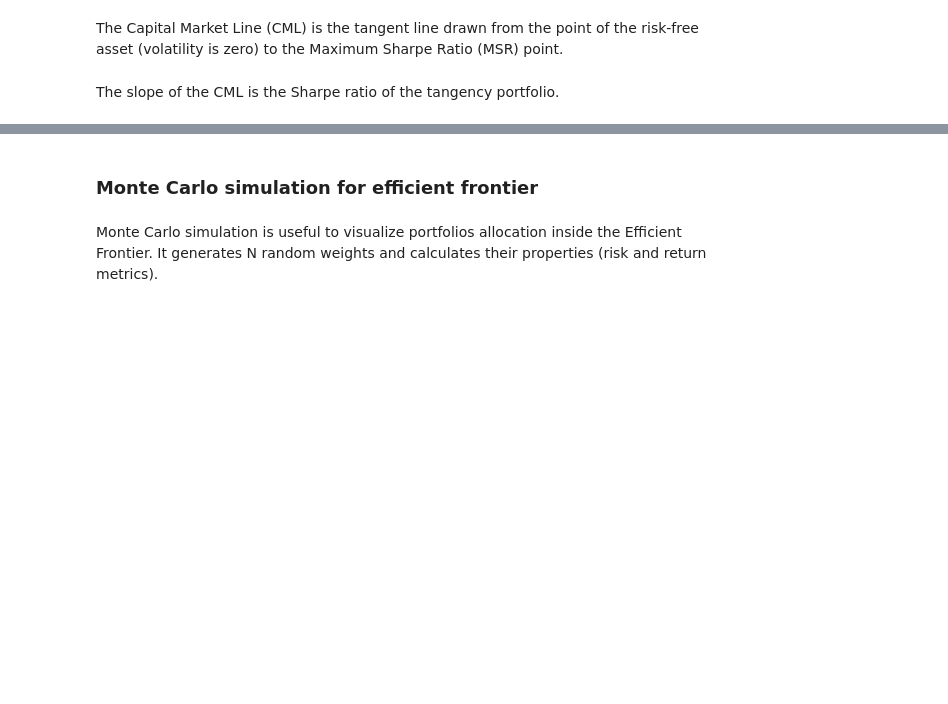
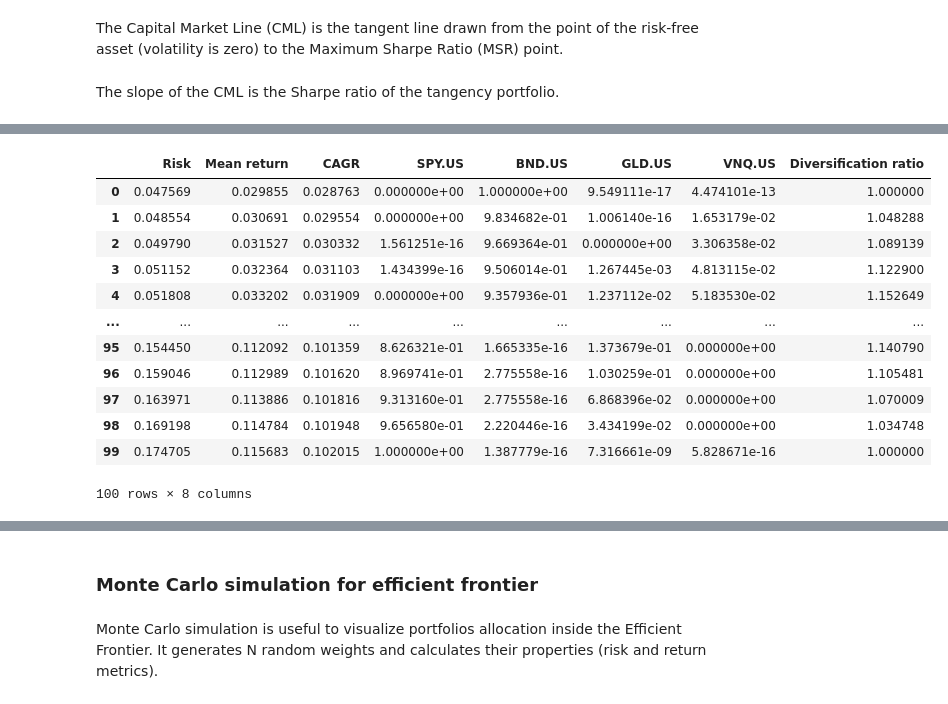
Before and after one commit to mbk-dev/okama, a Jupyter notebook: examples/06 efficient frontier single period.ipynb, the cells around one changed output, grey strips where cells are left out. Drawn from its saved outputs; the diff is of its cells as text; code cells hidden in the pictures; blank space fills up the shorter version.

```diff
--- a/examples/06 efficient frontier single period.ipynb
+++ b/examples/06 efficient frontier single period.ipynb
@@ -208,0 +253,16 @@ four_assets.plot_cml(rf_return=0.02, figsize=[8, 6])  # Risk-Free rate is 2%
+# %%
+four_assets.mdp_points
+# %% [output]
+|  | Risk | Mean return | CAGR | SPY.US | BND.US | GLD.US | VNQ.US | Diversification ratio |
+| 0 | 0.047569 | 0.029855 | 0.028763 | 0.000000e+00 | 1.000000e+00 | 9.549111e-17 | 4.474101e-13 | 1.000000 |
+| 1 | 0.048554 | 0.030691 | 0.029554 | 0.000000e+00 | 9.834682e-01 | 1.006140e-16 | 1.653179e-02 | 1.048288 |
+| 2 | 0.049790 | 0.031527 | 0.030332 | 1.561251e-16 | 9.669364e-01 | 0.000000e+00 | 3.306358e-02 | 1.089139 |
+| 3 | 0.051152 | 0.032364 | 0.031103 | 1.434399e-16 | 9.506014e-01 | 1.267445e-03 | 4.813115e-02 | 1.122900 |
+| 4 | 0.051808 | 0.033202 | 0.031909 | 0.000000e+00 | 9.357936e-01 | 1.237112e-02 | 5.183530e-02 | 1.152649 |
+| ... | ... | ... | ... | ... | ... | ... | ... | ... |
+| 95 | 0.154450 | 0.112092 | 0.101359 | 8.626321e-01 | 1.665335e-16 | 1.373679e-01 | 0.000000e+00 | 1.140790 |
+| 96 | 0.159046 | 0.112989 | 0.101620 | 8.969741e-01 | 2.775558e-16 | 1.030259e-01 | 0.000000e+00 | 1.105481 |
+| 97 | 0.163971 | 0.113886 | 0.101816 | 9.313160e-01 | 2.775558e-16 | 6.868396e-02 | 0.000000e+00 | 1.070009 |
+| 98 | 0.169198 | 0.114784 | 0.101948 | 9.656580e-01 | 2.220446e-16 | 3.434199e-02 | 0.000000e+00 | 1.034748 |
+| 99 | 0.174705 | 0.115683 | 0.102015 | 1.000000e+00 | 1.387779e-16 | 7.316661e-09 | 5.828671e-16 | 1.000000 |
+100 rows × 8 columns
```
Also changed, not shown: parts of 27 cells of this notebook.
